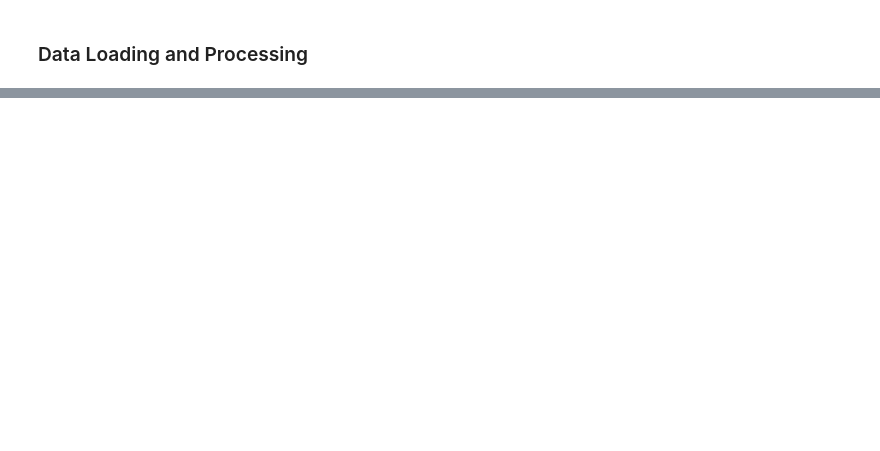
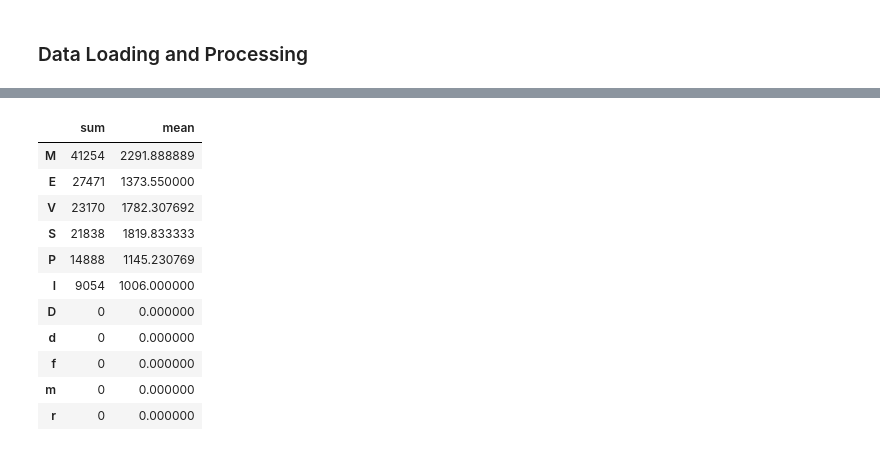
Before and after one commit to francofbv/Hull-Tactical, a Jupyter notebook: ntbks/day_one.ipynb, the cells around one changed output, grey strips where cells are left out. Cells and saved outputs as stored; diff of their text form; code cells hidden in the pictures; blank space fills up the shorter version.

```diff
--- a/ntbks/day_one.ipynb
+++ b/ntbks/day_one.ipynb
@@ -142,0 +96,17 @@ RMSE: 0.010272
+# %%
+# missing features by feature type (prefix)
+
+df.isnull().sum().groupby(df.columns.str[0]).agg(['sum', 'mean']).sort_values('sum', ascending=False)
+# %% [output]
+|  | sum | mean |
+| M | 41254 | 2291.888889 |
+| E | 27471 | 1373.550000 |
+| V | 23170 | 1782.307692 |
+| S | 21838 | 1819.833333 |
+| P | 14888 | 1145.230769 |
+| I | 9054 | 1006.000000 |
+| D | 0 | 0.000000 |
+| d | 0 | 0.000000 |
+| f | 0 | 0.000000 |
+| m | 0 | 0.000000 |
+| r | 0 | 0.000000 |
```
Also changed, not shown: parts of 36 cells of this notebook.
